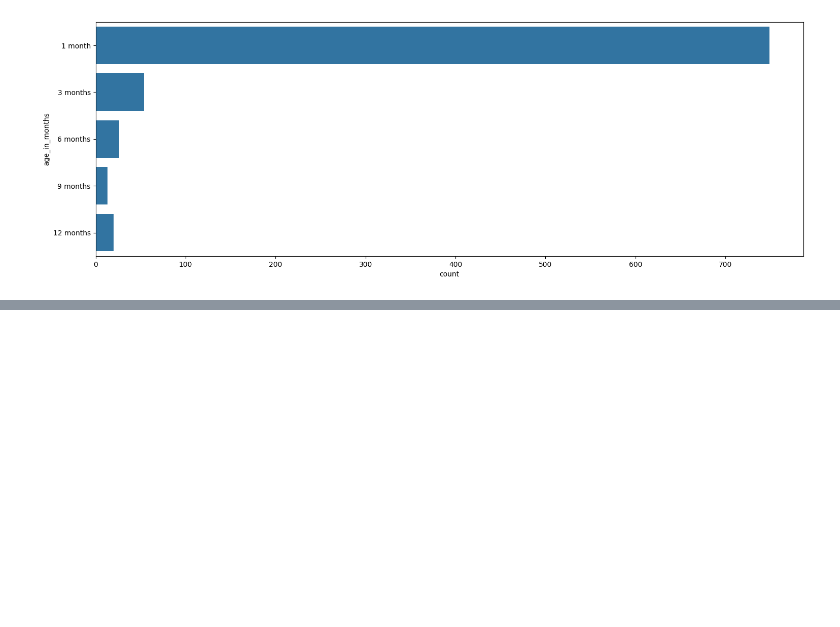
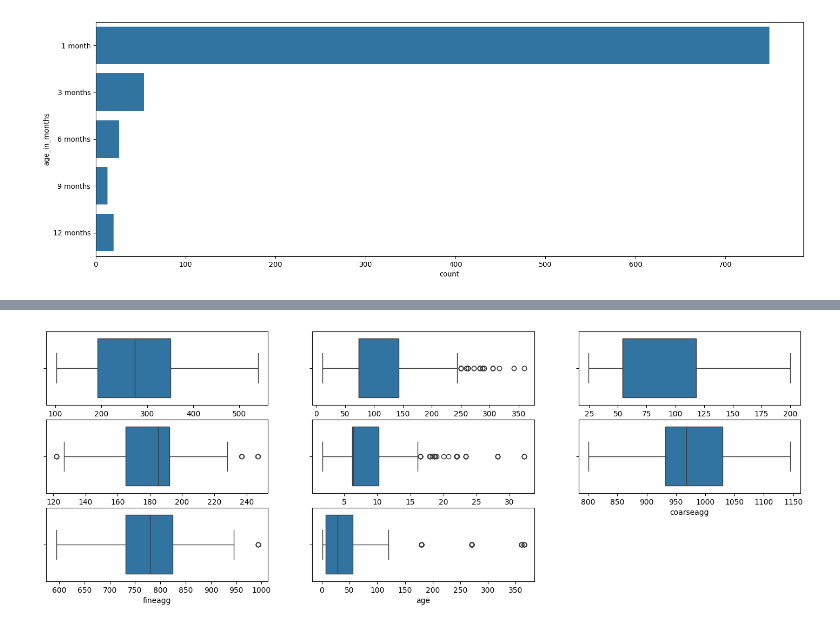
Before and after one commit to ayushipradhan30/AIML-mini-projects, a Jupyter notebook: Featurization,_Model_Selection_&_Tuning.ipynb, the cells around one changed output, grey strips where cells are left out. Saved outputs shown, nothing was run; the diff lists cells and outputs as text; code cells hidden in the pictures; blank space fills up the shorter version.

```diff
--- a/Featurization,_Model_Selection_&_Tuning.ipynb
+++ b/Featurization,_Model_Selection_&_Tuning.ipynb
@@ -173,0 +166,9 @@ df.drop(columns = 'age_in_months', axis = 1)
+# %%
+plt.figure(figsize = (18,6))
+col = 1
+for i in df.drop(columns = 'strength').columns:
+  plt.subplot(3,3,col)
+  sns.boxplot(df[i], orient = 'h')
+  col += 1
+# %% [output]
+[figure, added]
```
Also changed, not shown: parts of 3 cells of this notebook.
